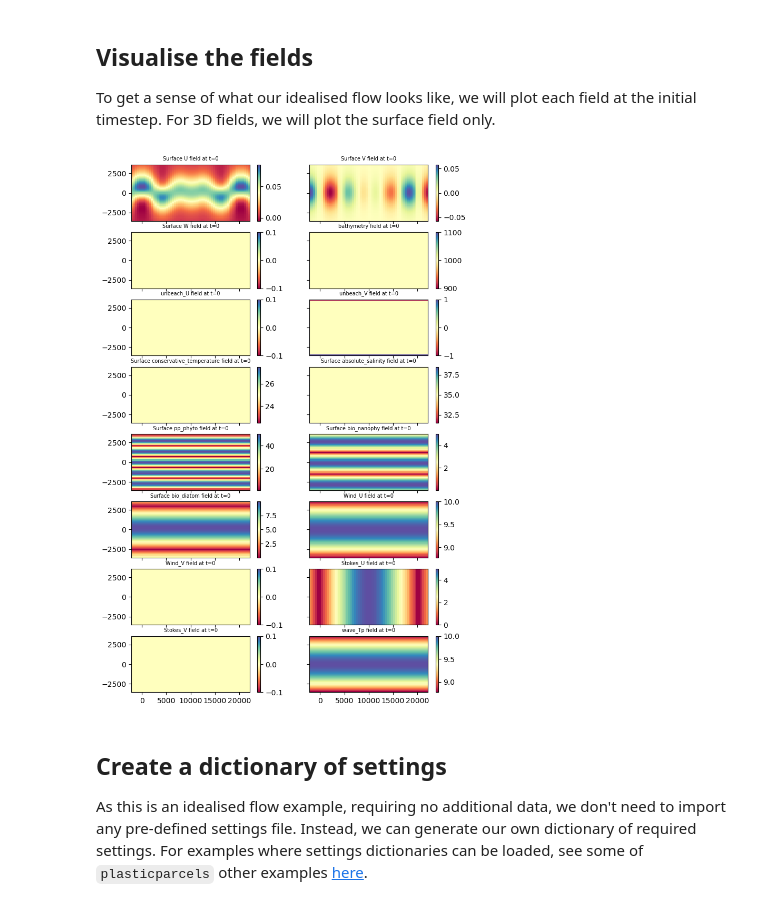
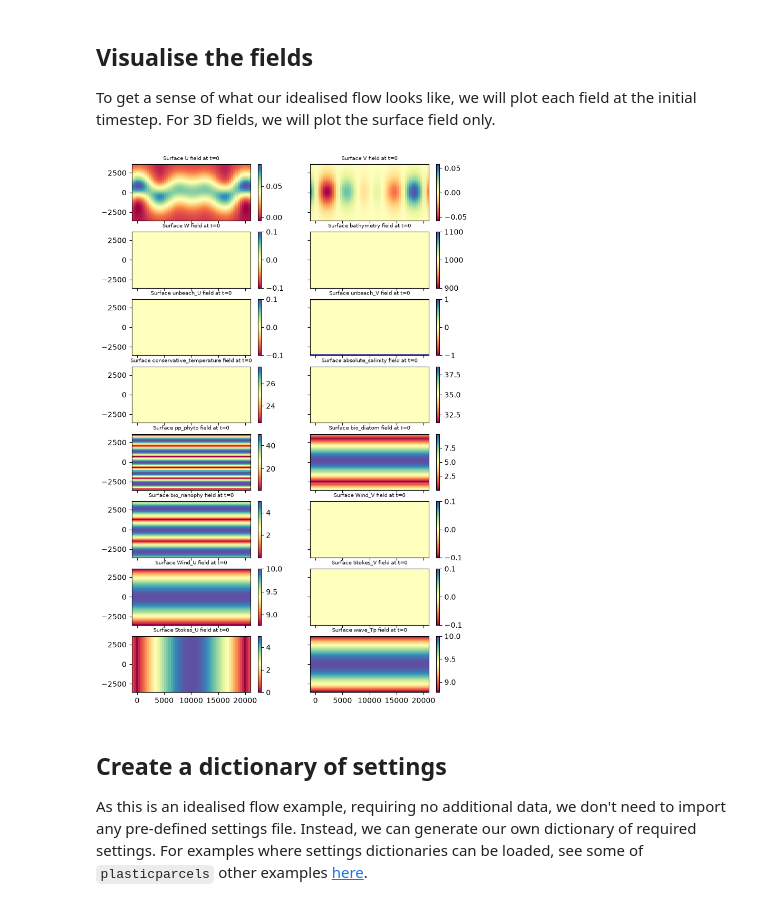
Before and after one commit to Parcels-code/plasticparcels, a Jupyter notebook: docs/examples/example_idealised_flow.ipynb, the cells around one changed output. Drawn from its saved outputs; the diff is of its cells as text; code cells hidden in the pictures.

```diff
--- a/docs/examples/example_idealised_flow.ipynb
+++ b/docs/examples/example_idealised_flow.ipynb
@@ -23,10 +24,2 @@ Here, we create a 3D version of the Bickley Jet (see [Hadjighasem et al (2017)](
 
 Since the flow is periodic in the zonal direction, we write a custom zonal boundary conditions kernel to overwrite the `plasticparcels` periodic boundary condition kernel used for longitudinal coordinates.
-# %%
-# Load the fieldset
-fieldset = parcels.FieldSet.from_modulefile('idealised_flow.py')
-
-# Add a periodic halo in the zonal direction
-fieldset.add_constant("halo_west", fieldset.U.grid.lon[0])
-fieldset.add_constant("halo_east", fieldset.U.grid.lon[-1])
-fieldset.add_periodic_halo(zonal=True)
@@ -41,34 +289,31 @@ def ZonalBC(particle, fieldset, time):
 ## Visualise the fields
 To get a sense of what our idealised flow looks like, we will plot each field at the initial timestep. For 3D fields, we will plot the surface field only.
 # %%
-n_fields = len(fieldset.get_fields())
 fig, axs = plt.subplots(8, 2, sharex=True, sharey=True, figsize=(8, 13))
 
-# Loop over the fields in the fieldset, and plot them if they are Fields (and not VectorFields or NestedFields)
+# Loop over the fields in the fieldset, and plot them if they are Fields (so not VectorFields)
 j = 0 # Increment if field is valid
-for i in range(n_fields):
-    field = fieldset.get_fields()[i]
-    ax = axs.flatten()[j]
-
+for field in fieldset.fields.values():
     if type(field) == parcels.Field:
         lon, lat = np.meshgrid(field.grid.lon, field.grid.lat)
         # Plot the surface field, or simply the 2D field
         if len(field.data.shape) == 4:
             field_data = field.data[0,0,:,:]
             axes_title = f'Surface {field.name} field at t=0'
         else:
             field_data = field.data[0,:,:]
             axes_title = f'{field.name} field at t=0'
 
         # Plot the field
+        ax = axs.flatten()[j]
         cb = ax.pcolormesh(lon, lat, field_data, cmap=plt.cm.Spectral)
         ax.set_title(axes_title, fontsize=7)
         plt.colorbar(cb, ax=ax)
         j +=1
 
 plt.show()
 # %% [output]
-[figure, old version]
+[figure, new version]
 # %% [markdown]
 ## Create a dictionary of settings
 As this is an idealised flow example, requiring no additional data, we don't need to import any pre-defined settings file. Instead, we can generate our own dictionary of required settings. For examples where settings dictionaries can be loaded, see some of `plasticparcels` other examples [here](https://plastic.parcels-code.org/en/latest/examples.html).
```
Also changed, not shown: parts of 28 cells of this notebook.
